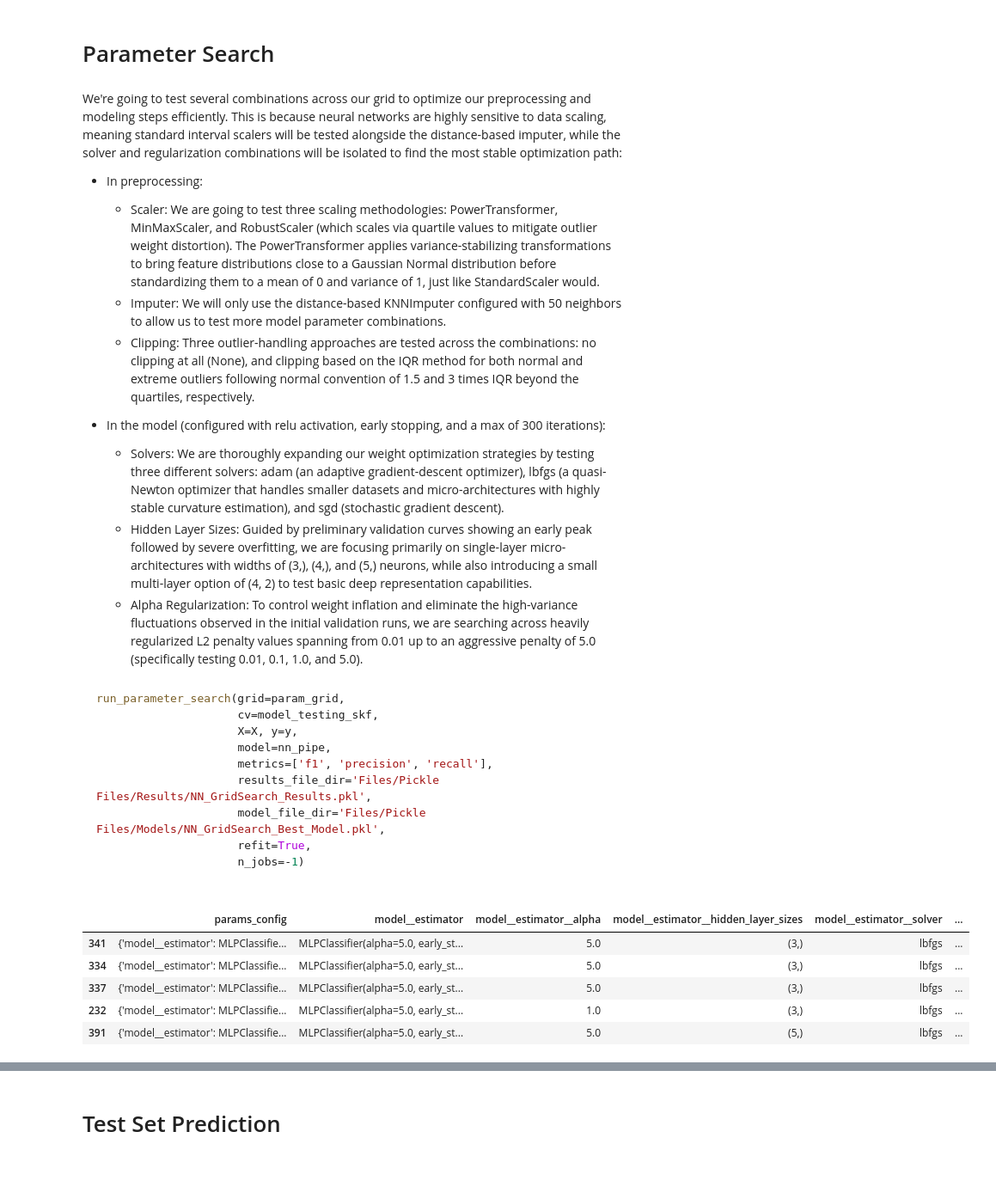
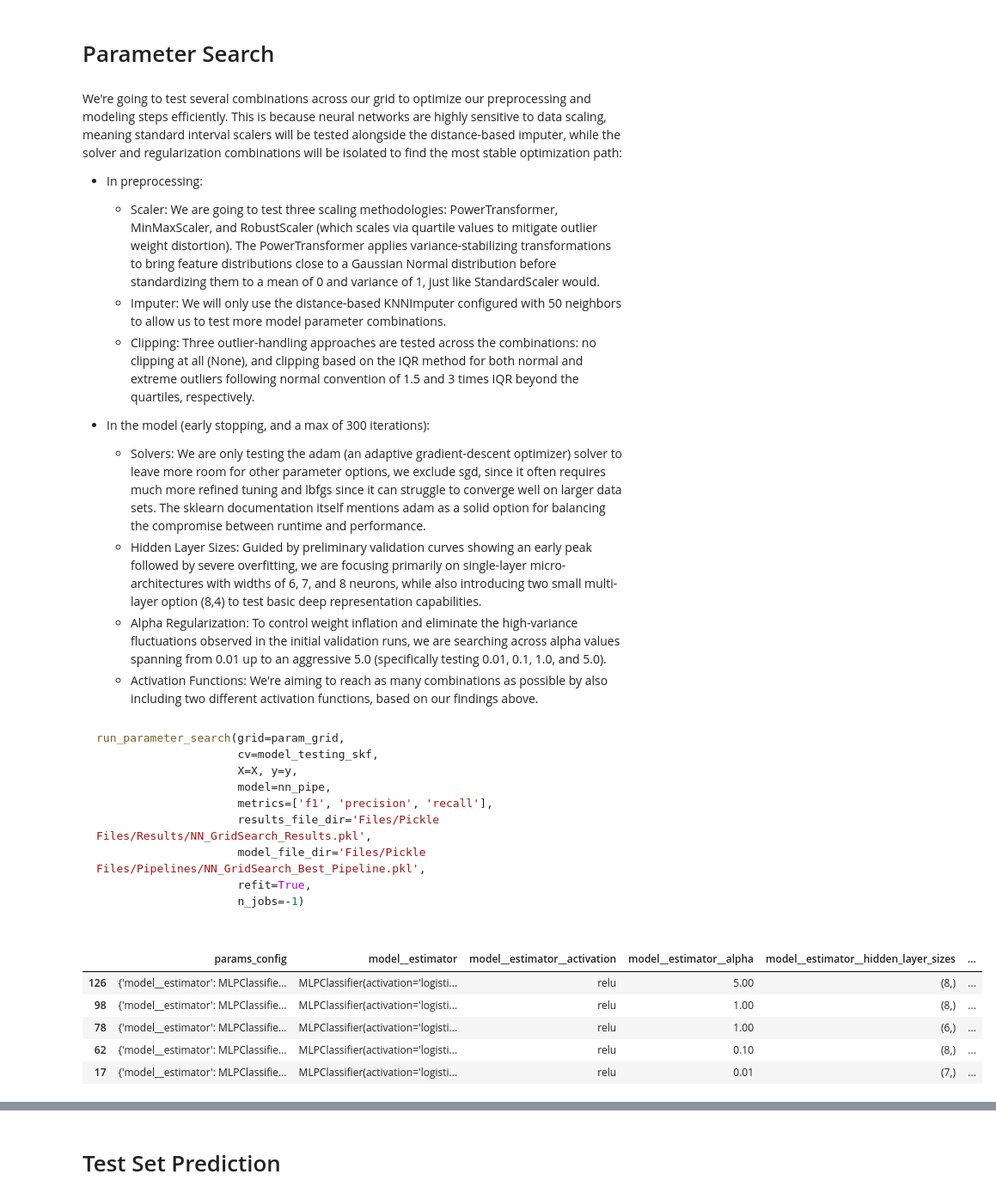
Before and after one commit to Dinis239/DM2_Project, a Jupyter notebook: Modeling/02_Modeling_NN.ipynb, the cells around one changed output, grey strips where cells are left out. Shown at 86% size. Drawn from its saved outputs; the diff is of its cells as text; code cells hidden in the pictures; blank space fills up the shorter version.

```diff
--- a/Modeling/02_Modeling_NN.ipynb
+++ b/Modeling/02_Modeling_NN.ipynb
@@ -308,10 +309,11 @@ We're going to test several combinations across our grid to optimize our preproc
     + Imputer: We will only use the distance-based KNNImputer configured with 50 neighbors to allow us to test more model parameter combinations.
     + Clipping: Three outlier-handling approaches are tested across the combinations: no clipping at all (None), and clipping based on the IQR method for both normal and extreme outliers following normal convention of 1.5 and 3 times IQR beyond the quartiles, respectively.
 
-+ In the model (configured with relu activation, early stopping, and a max of 300 iterations):
-    + Solvers: We are thoroughly expanding our weight optimization strategies by testing three different solvers: adam (an adaptive gradient-descent optimizer), lbfgs (a quasi-Newton optimizer that handles smaller datasets and micro-architectures with highly stable curvature estimation), and sgd (stochastic gradient descent).
-    + Hidden Layer Sizes: Guided by preliminary validation curves showing an early peak followed by severe overfitting, we are focusing primarily on single-layer micro-architectures with widths of (3,), (4,), and (5,) neurons, while also introducing a small multi-layer option of (4, 2) to test basic deep representation capabilities.
-    + Alpha Regularization: To control weight inflation and eliminate the high-variance fluctuations observed in the initial validation runs, we are searching across heavily regularized L2 penalty values spanning from 0.01 up to an aggressive penalty of 5.0 (specifically testing 0.01, 0.1, 1.0, and 5.0).
++ In the model (early stopping, and a max of 300 iterations):
+    + Solvers: We are only testing the adam (an adaptive gradient-descent optimizer) solver to leave more room for other parameter options, we exclude sgd, since it often requires much more refined tuning and lbfgs since it can struggle to converge well on larger data sets. The sklearn documentation itself mentions adam as a solid option for balancing the compromise between runtime and performance.
+    + Hidden Layer Sizes: Guided by preliminary validation curves showing an early peak followed by severe overfitting, we are focusing primarily on single-layer micro-architectures with widths of 6, 7, and 8 neurons, while also introducing two small multi-layer option (8,4) to test basic deep representation capabilities.
+    + Alpha Regularization: To control weight inflation and eliminate the high-variance fluctuations observed in the initial validation runs, we are searching across alpha values spanning from 0.01 up to an aggressive 5.0 (specifically testing 0.01, 0.1, 1.0, and 5.0).
+    + Activation Functions: We're aiming to reach as many combinations as possible by also including two different activation functions, based on our findings above.
 # %%
 param_grid = {
     'preprocessing__num_section__scaler' : [PowerTransformer(), MinMaxScaler(), RobustScaler()],
@@ -330,17 +333,17 @@ run_parameter_search(grid=param_grid,
                      model=nn_pipe,
                      metrics=['f1', 'precision', 'recall'],
                      results_file_dir='Files/Pickle Files/Results/NN_GridSearch_Results.pkl',
-                     model_file_dir='Files/Pickle Files/Models/NN_GridSearch_Best_Model.pkl',
+                     model_file_dir='Files/Pickle Files/Pipelines/NN_GridSearch_Best_Pipeline.pkl',
                      refit=True,
                      n_jobs=-1)
 # %%
-result_df = pd.read_pickle('Files/Pickle Files/Results/NN_GridSearch_Results.pkl')
-result_df.head()
+nn_result_df = pd.read_pickle('Files/Pickle Files/Results/NN_GridSearch_Results.pkl')
+nn_result_df.head()
 # %% [output]
-|  | params_config | model__estimator | model__estimator__alpha | model__estimator__hidden_layer_sizes | model__estimator__solver | ... |
-| 341 | {'model__estimator': MLPClassifie... | MLPClassifier(alpha=5.0, early_st... | 5.0 | (3,) | lbfgs | ... |
-| 334 | {'model__estimator': MLPClassifie... | MLPClassifier(alpha=5.0, early_st... | 5.0 | (3,) | lbfgs | ... |
-| 337 | {'model__estimator': MLPClassifie... | MLPClassifier(alpha=5.0, early_st... | 5.0 | (3,) | lbfgs | ... |
-| 232 | {'model__estimator': MLPClassifie... | MLPClassifier(alpha=5.0, early_st... | 1.0 | (3,) | lbfgs | ... |
-| 391 | {'model__estimator': MLPClassifie... | MLPClassifier(alpha=5.0, early_st... | 5.0 | (5,) | lbfgs | ... |
+|  | params_config | model__estimator | model__estimator__activation | model__estimator__alpha | model__estimator__hidden_layer_sizes | ... |
+| 126 | {'model__estimator': MLPClassifie... | MLPClassifier(activation='logisti... | relu | 5.00 | (8,) | ... |
+| 98 | {'model__estimator': MLPClassifie... | MLPClassifier(activation='logisti... | relu | 1.00 | (8,) | ... |
+| 78 | {'model__estimator': MLPClassifie... | MLPClassifier(activation='logisti... | relu | 1.00 | (6,) | ... |
+| 62 | {'model__estimator': MLPClassifie... | MLPClassifier(activation='logisti... | relu | 0.10 | (8,) | ... |
+| 17 | {'model__estimator': MLPClassifie... | MLPClassifier(activation='logisti... | relu | 0.01 | (7,) | ... |
 # %%
```
Also changed, not shown: parts of 44 cells of this notebook, 10 other files.
